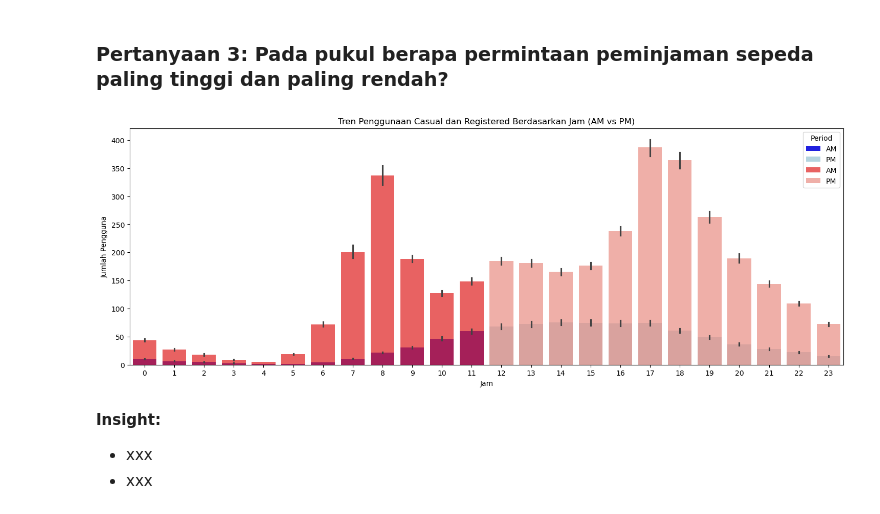
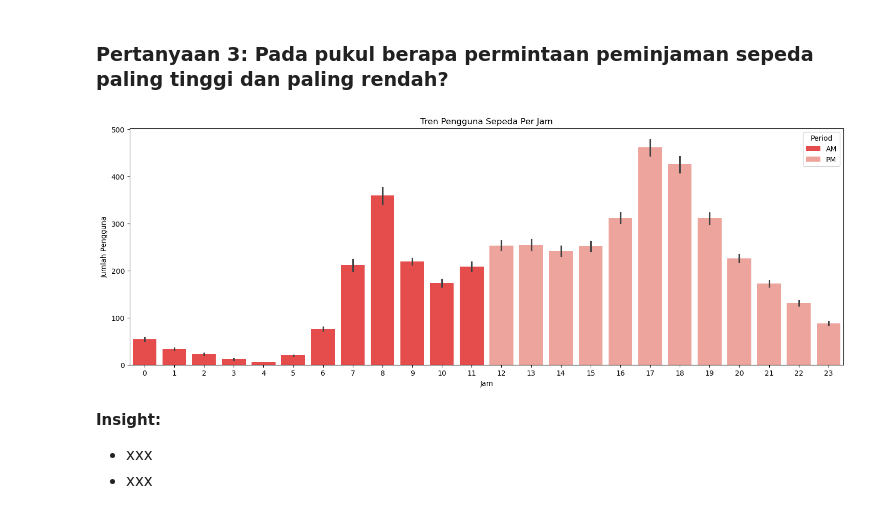
Before and after one commit to alouvre/BADDP_DicodingSubmission_ProyekAnalisisData, a Jupyter notebook: notebook.ipynb, the cells around one changed output. Drawn from its saved outputs; the diff is of its cells as text; code cells hidden in the pictures.

```diff
--- a/notebook.ipynb
+++ b/notebook.ipynb
@@ -552,17 +567,19 @@ No artists with labels found to put in legend.  Note that artists whose label st
 # %% [markdown]
 ### Pertanyaan 3: Pada pukul berapa permintaan peminjaman sepeda paling tinggi dan paling rendah?
 # %%
+# Menambahkan kolom AM/PM
+df_hour['period'] = df_hour['hour'].apply(lambda x: 'AM' if x < 12 else 'PM')
+
 plt.figure(figsize=(18, 6))
-sns.barplot(data=df_hour, x='hour', y='casual', hue='period', palette={"AM": "blue", "PM": "lightblue"})
-sns.barplot(data=df_hour, x='hour', y='registered', hue='period', palette={"AM": "red", "PM": "salmon"}, alpha=0.7)
+sns.barplot(data=df_hour, x='hour', y='count_rent', hue='period', palette={"AM": "red", "PM": "salmon"}, alpha=0.8)
 
 plt.xlabel("Jam")
 plt.ylabel("Jumlah Pengguna")
-plt.title("Tren Penggunaan Casual dan Registered Berdasarkan Jam (AM vs PM)")
+plt.title("Tren Pengguna Sepeda Per Jam")
 plt.legend(title="Period")
 plt.show()
 # %% [output]
-[figure, old version]
+[figure, new version]
 # %% [markdown]
 **Insight:**
 - xxx
```
Also changed, not shown: parts of 18 cells of this notebook, 1 other file.
